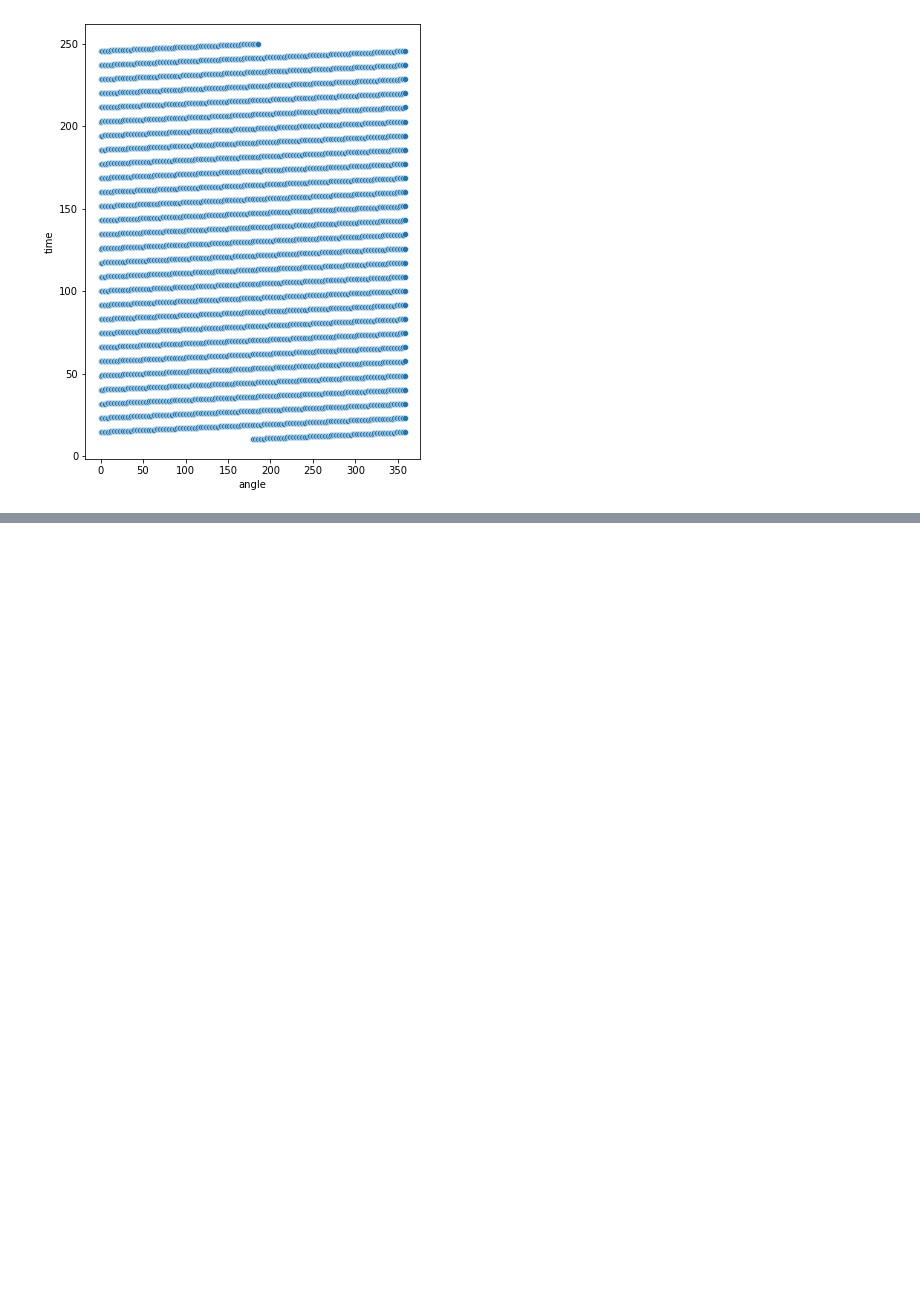
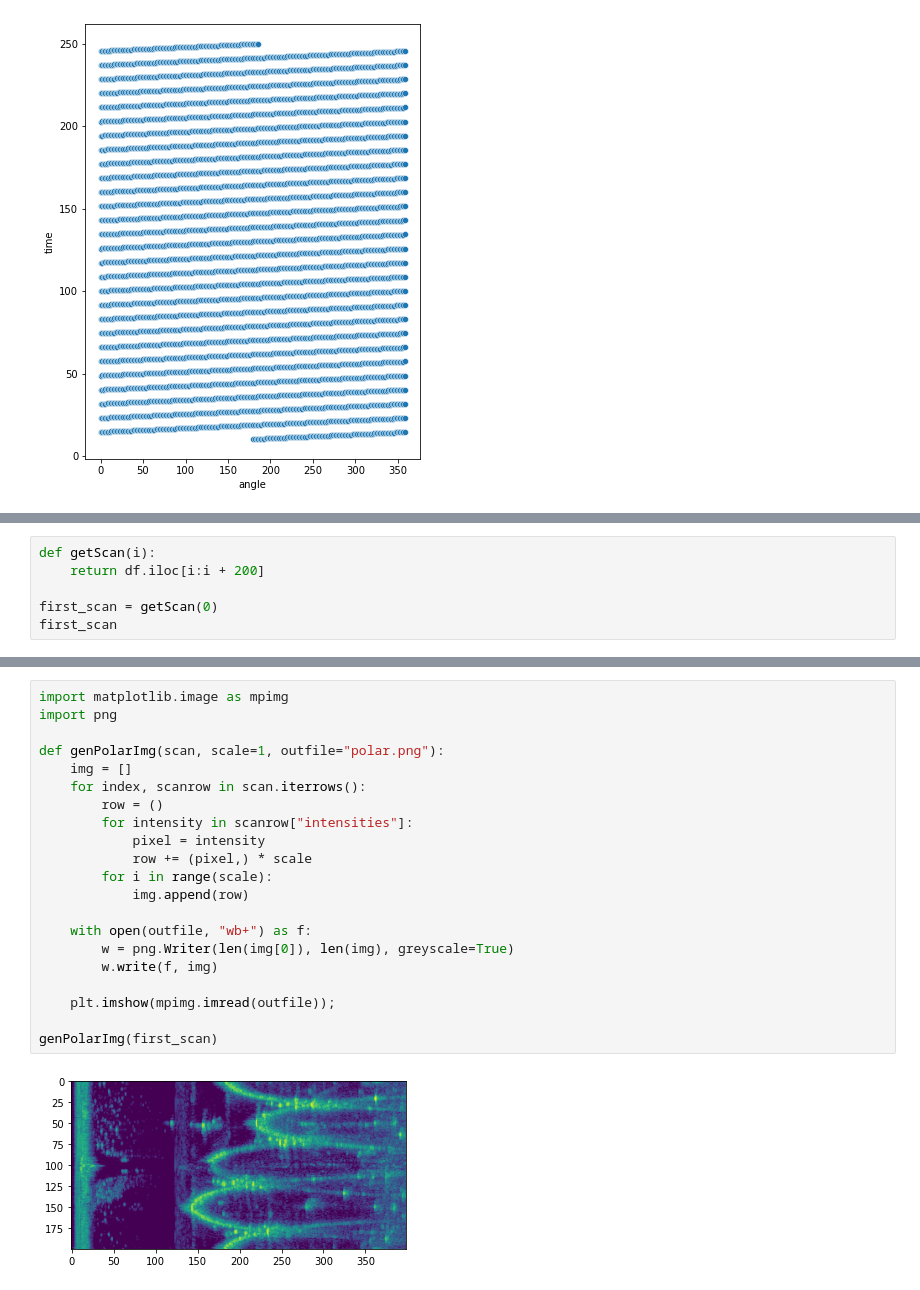
Before and after one commit to JoaoCostaIFG/slam, a Jupyter notebook: preproc.ipynb, the cells around one changed output, grey strips where cells are left out. Cells and saved outputs as stored; diff of their text form; blank space fills up the shorter version.

Commit message:
Render polar coordinates.

```diff
--- a/preproc.ipynb
+++ b/preproc.ipynb
@@ -51,0 +65,6 @@ sb.scatterplot(data=df, x="angle", y="time");
+# %%
+def getScan(i):
+    return df.iloc[i:i + 200]
+
+first_scan = getScan(0)
+first_scan
@@ -51,0 +100,23 @@ sb.scatterplot(data=df, x="angle", y="time");
+# %%
+import matplotlib.image as mpimg
+import png
+
+def genPolarImg(scan, scale=1, outfile="polar.png"):
+    img = []
+    for index, scanrow in scan.iterrows():
+        row = ()
+        for intensity in scanrow["intensities"]:
+            pixel = intensity
+            row += (pixel,) * scale
+        for i in range(scale):
+            img.append(row)
+
+    with open(outfile, "wb+") as f:
+        w = png.Writer(len(img[0]), len(img), greyscale=True)
+        w.write(f, img)
+
+    plt.imshow(mpimg.imread(outfile));
+
+genPolarImg(first_scan)
+# %% [output]
+[figure, added]
```
Also changed, not shown: parts of 4 cells of this notebook, 2 other files.
